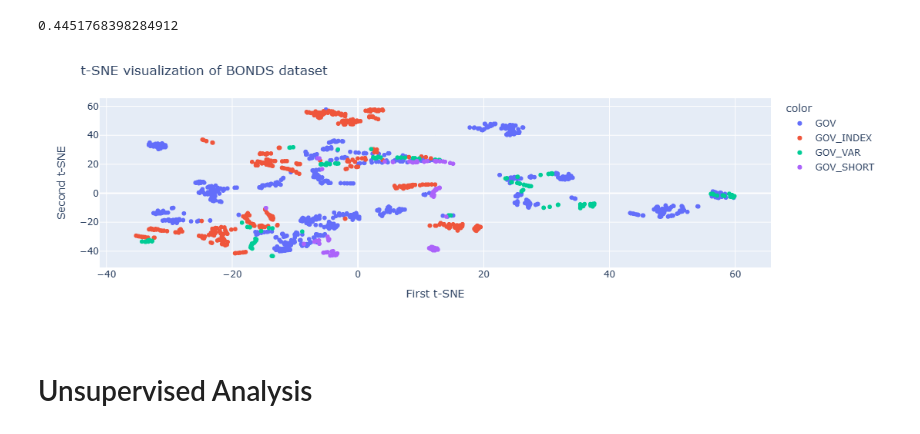
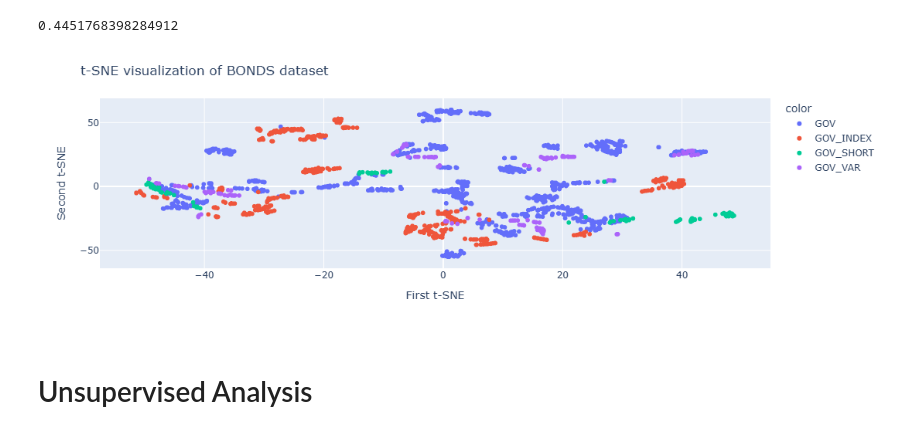
Before and after one commit to DorNatan/data-mining-project-2025, a Jupyter notebook: Data Mining Supervised & Unsupervised 2025.ipynb, the cells around one changed output. Drawn from its saved outputs; the diff is of its cells as text; code cells hidden in the pictures.

```diff
--- a/Data Mining Supervised & Unsupervised 2025.ipynb
+++ b/Data Mining Supervised & Unsupervised 2025.ipynb
@@ -192,15 +624,15 @@ tsne.kl_divergence_
 # %% [output]
 0.4451768398284912
 # %%
-fig = px.scatter(x=X_train_tsne[:, 0], y=X_train_tsne[:, 1], color=y_train)
+fig = px.scatter(x=X_tsne[:, 0], y=X_tsne[:, 1], color=y)
 fig.update_layout(
     title="t-SNE visualization of BONDS dataset",
     xaxis_title="First t-SNE",
     yaxis_title="Second t-SNE",
 )
 fig.show()
 # %% [output]
-[figure, old version]
+[figure, new version]
 # %% [markdown]
 # Unsupervised Analysis
 # %%
```
Also changed, not shown: parts of 15 cells of this notebook.
